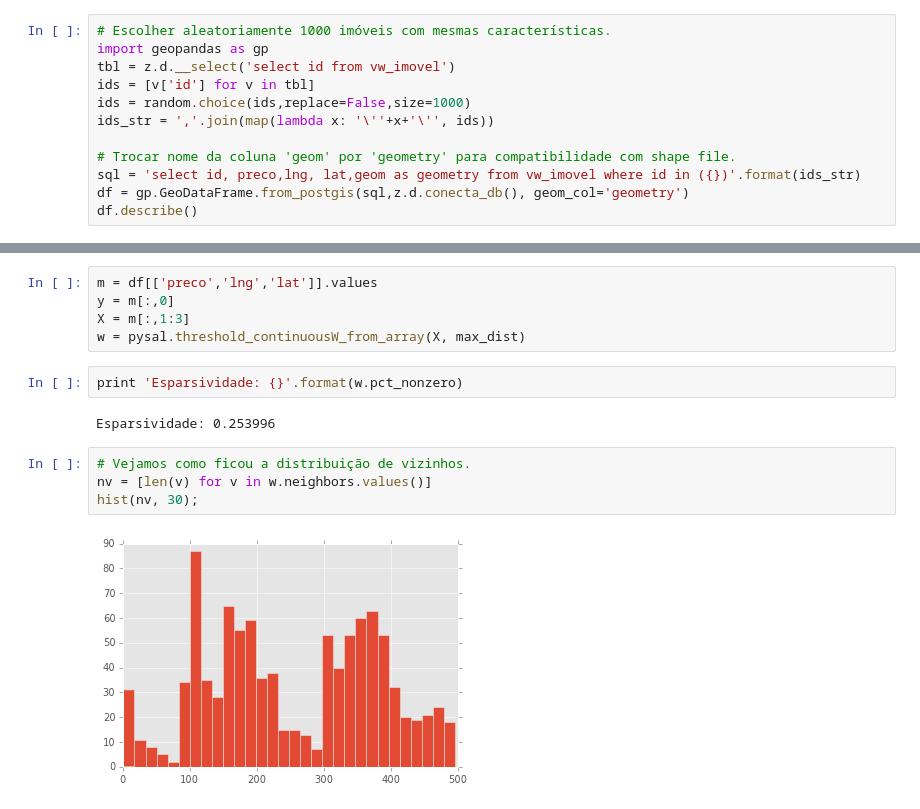
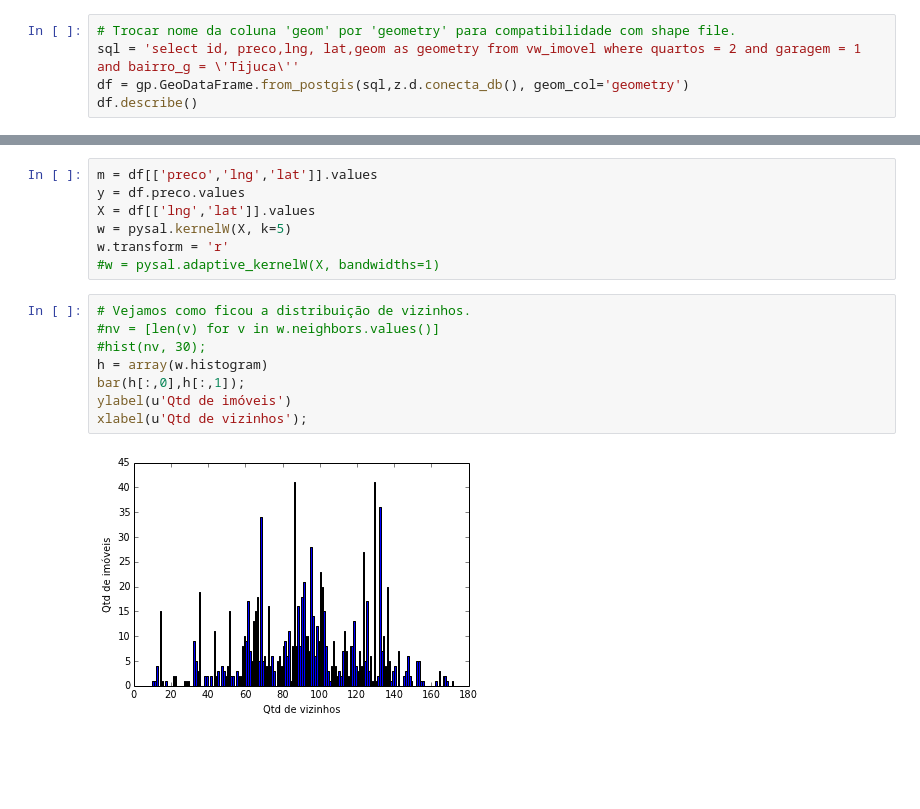
Before and after one commit to sergiosilvar/fgv_dissertacao, a Jupyter notebook: ipython_notebook/Autoccorelacao Espacial.ipynb, the cells around one changed output, grey strips where cells are left out. Saved outputs shown, nothing was run; the diff lists cells and outputs as text; blank space fills up the shorter version.

```diff
--- a/ipython_notebook/Autoccorelacao Espacial.ipynb
+++ b/ipython_notebook/Autoccorelacao Espacial.ipynb
@@ -117,13 +27,6 @@ Escolheremos 1000 pontos aleatoriamente para criar um shapefile no Quantum GIS p
 # %%
-# Escolher aleatoriamente 1000 imóveis com mesmas características.
-import geopandas as gp
-tbl = z.d.__select('select id from vw_imovel')
-ids = [v['id'] for v in tbl]
-ids = random.choice(ids,replace=False,size=1000)
-ids_str = ','.join(map(lambda x: '\''+x+'\'', ids))
-
 # Trocar nome da coluna 'geom' por 'geometry' para compatibilidade com shape file.
-sql = 'select id, preco,lng, lat,geom as geometry from vw_imovel where id in ({})'.format(ids_str)
+sql = 'select id, preco,lng, lat,geom as geometry from vw_imovel where quartos = 2 and garagem = 1 and bairro_g = \'Tijuca\''
 df = gp.GeoDataFrame.from_postgis(sql,z.d.conecta_db(), geom_col='geometry')
 df.describe()
 # %% [output]
@@ -151,15 +46,17 @@ max_dist
 # %%
 m = df[['preco','lng','lat']].values
-y = m[:,0]
-X = m[:,1:3]
-w = pysal.threshold_continuousW_from_array(X, max_dist)
+y = df.preco.values
+X = df[['lng','lat']].values
+w = pysal.kernelW(X, k=5)
+w.transform = 'r'
+#w = pysal.adaptive_kernelW(X, bandwidths=1)
-# %%
-print 'Esparsividade: {}'.format(w.pct_nonzero)
-# %% [output]
-Esparsividade: 0.253996
 # %%
 # Vejamos como ficou a distribuição de vizinhos.
-nv = [len(v) for v in w.neighbors.values()]
-hist(nv, 30);
+#nv = [len(v) for v in w.neighbors.values()]
+#hist(nv, 30);
+h = array(w.histogram)
+bar(h[:,0],h[:,1]);
+ylabel(u'Qtd de imóveis')
+xlabel(u'Qtd de vizinhos');
 # %% [output]
-[figure, old version]
+[figure, new version]
```
Also changed, not shown: parts of 42 cells of this notebook, 13 other files.
